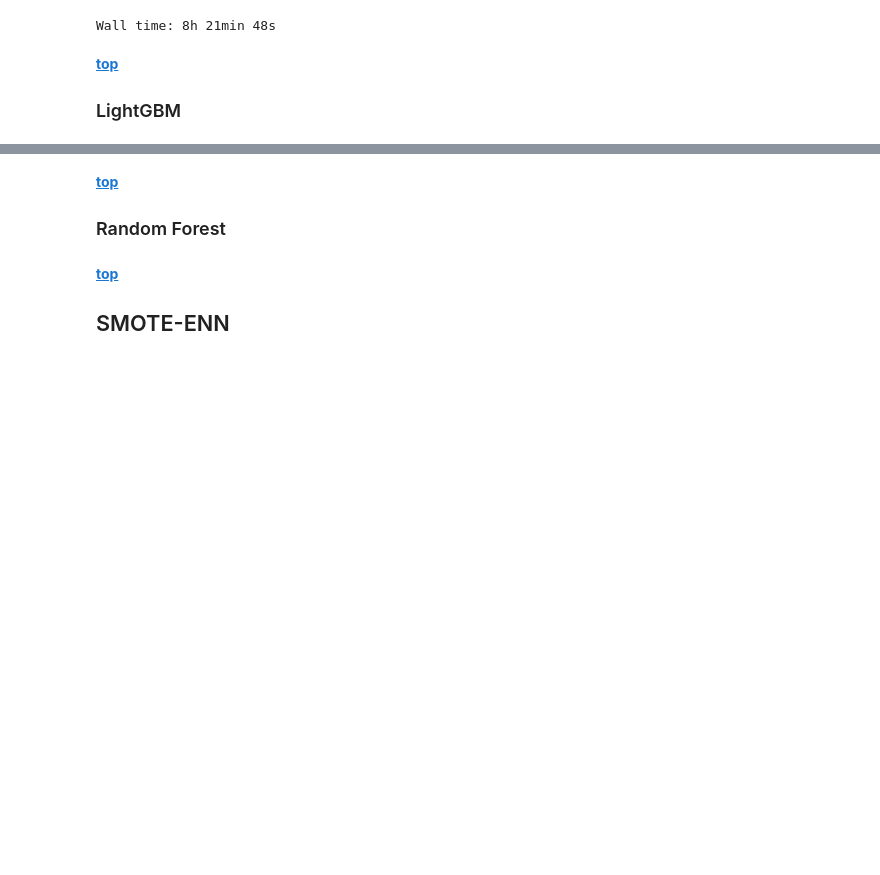
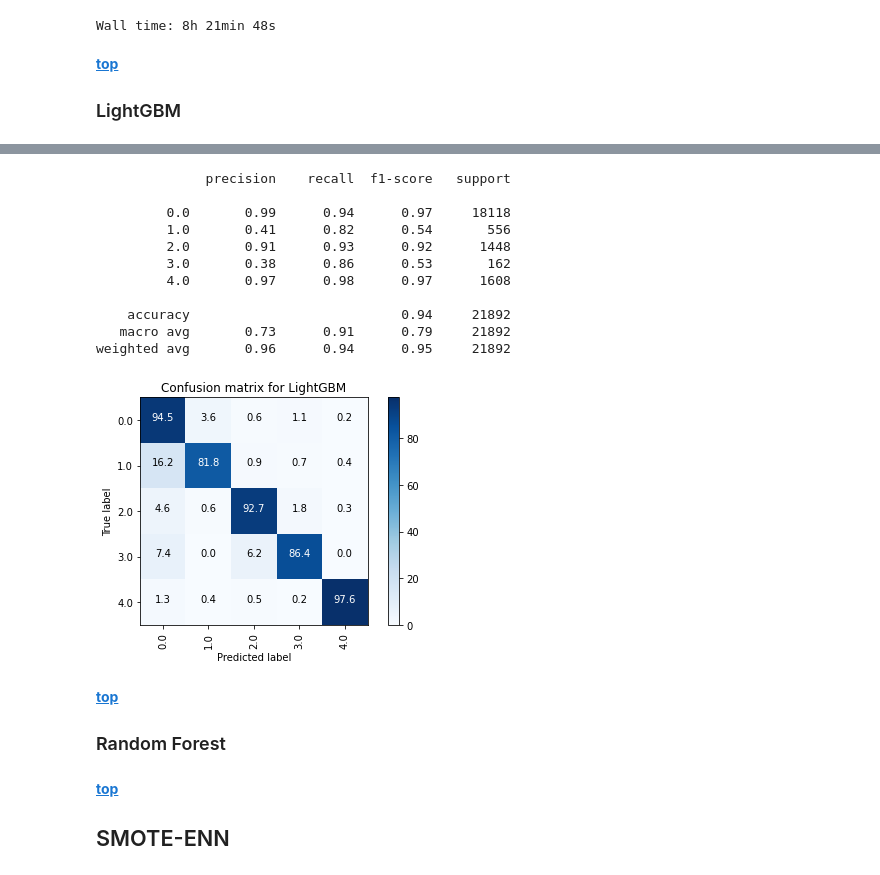
Before and after one commit to nastiag67/ecgn, a Jupyter notebook: README.ipynb, the cells around one changed output, grey strips where cells are left out. Saved outputs shown, nothing was run; the diff lists cells and outputs as text; code cells hidden in the pictures; blank space fills up the shorter version.

```diff
--- a/README.ipynb
+++ b/README.ipynb
@@ -828,0 +989,16 @@ Fitting 5 folds for each of 972 candidates, totalling 4860 fits
+# %%
+# check the metrics on testing dataset
+metrics_report(model_lgbm, 'LightGBM', X_test, y_test, y_train, data='test')
+# %% [output]
+              precision    recall  f1-score   support
+
+         0.0       0.99      0.94      0.97     18118
+         1.0       0.41      0.82      0.54       556
+         2.0       0.91      0.93      0.92      1448
+         3.0       0.38      0.86      0.53       162
+         4.0       0.97      0.98      0.97      1608
+
+    accuracy                           0.94     21892
+   macro avg       0.73      0.91      0.79     21892
+weighted avg       0.96      0.94      0.95     21892
+[figure, added]
```
Also changed, not shown: parts of 4 cells of this notebook, 7 other files.
